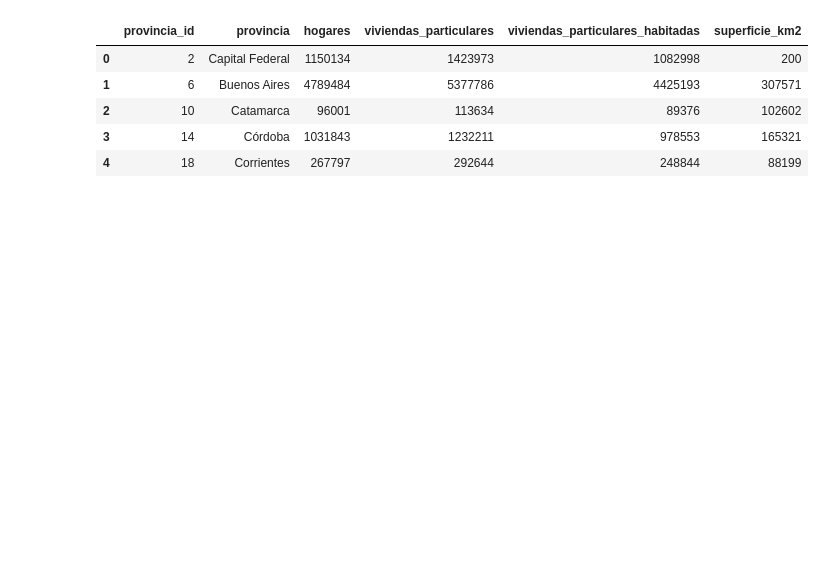
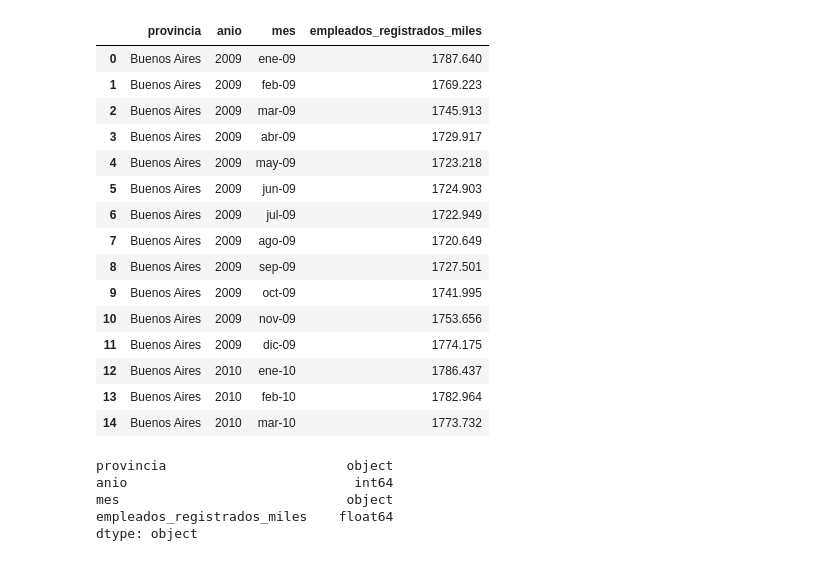
Before and after one commit to IsaiasCarrion/Teclab, a Jupyter notebook: datos/api4/ARCHIVOS/datos.ipynb, the cells around one changed output. Saved outputs shown, nothing was run; the diff lists cells and outputs as text; code cells hidden in the pictures; blank space fills up the shorter version.

```diff
--- a/datos/api4/ARCHIVOS/datos.ipynb
+++ b/datos/api4/ARCHIVOS/datos.ipynb
@@ -16,10 +19,27 @@ df_poblacion = pd.read_csv("poblacion.csv", sep=",", encoding="latin-1")
-# %%
-# Reviso los Dataframe
-df_hogares.head()
-# %% [output]
-|  | provincia_id | provincia | hogares | viviendas_particulares | viviendas_particulares_habitadas | superficie_km2 |
-| 0 | 2 | Capital Federal | 1150134 | 1423973 | 1082998 | 200 |
-| 1 | 6 | Buenos Aires | 4789484 | 5377786 | 4425193 | 307571 |
-| 2 | 10 | Catamarca | 96001 | 113634 | 89376 | 102602 |
-| 3 | 14 | Córdoba | 1031843 | 1232211 | 978553 | 165321 |
-| 4 | 18 | Corrientes | 267797 | 292644 | 248844 | 88199 |
+# %%
+df_empleo.head(15)
+# %% [output]
+|  | provincia | anio | mes | empleados_registrados_miles |
+| 0 | Buenos Aires | 2009 | ene-09 | 1787.640 |
+| 1 | Buenos Aires | 2009 | feb-09 | 1769.223 |
+| 2 | Buenos Aires | 2009 | mar-09 | 1745.913 |
+| 3 | Buenos Aires | 2009 | abr-09 | 1729.917 |
+| 4 | Buenos Aires | 2009 | may-09 | 1723.218 |
+| 5 | Buenos Aires | 2009 | jun-09 | 1724.903 |
+| 6 | Buenos Aires | 2009 | jul-09 | 1722.949 |
+| 7 | Buenos Aires | 2009 | ago-09 | 1720.649 |
+| 8 | Buenos Aires | 2009 | sep-09 | 1727.501 |
+| 9 | Buenos Aires | 2009 | oct-09 | 1741.995 |
+| 10 | Buenos Aires | 2009 | nov-09 | 1753.656 |
+| 11 | Buenos Aires | 2009 | dic-09 | 1774.175 |
+| 12 | Buenos Aires | 2010 | ene-10 | 1786.437 |
+| 13 | Buenos Aires | 2010 | feb-10 | 1782.964 |
+| 14 | Buenos Aires | 2010 | mar-10 | 1773.732 |
+# %%
+df_empleo.dtypes
+# %% [output]
+provincia                       object
+anio                             int64
+mes                             object
+empleados_registrados_miles    float64
+dtype: object
```
Also changed, not shown: parts of 14 cells of this notebook, 7 other files.
